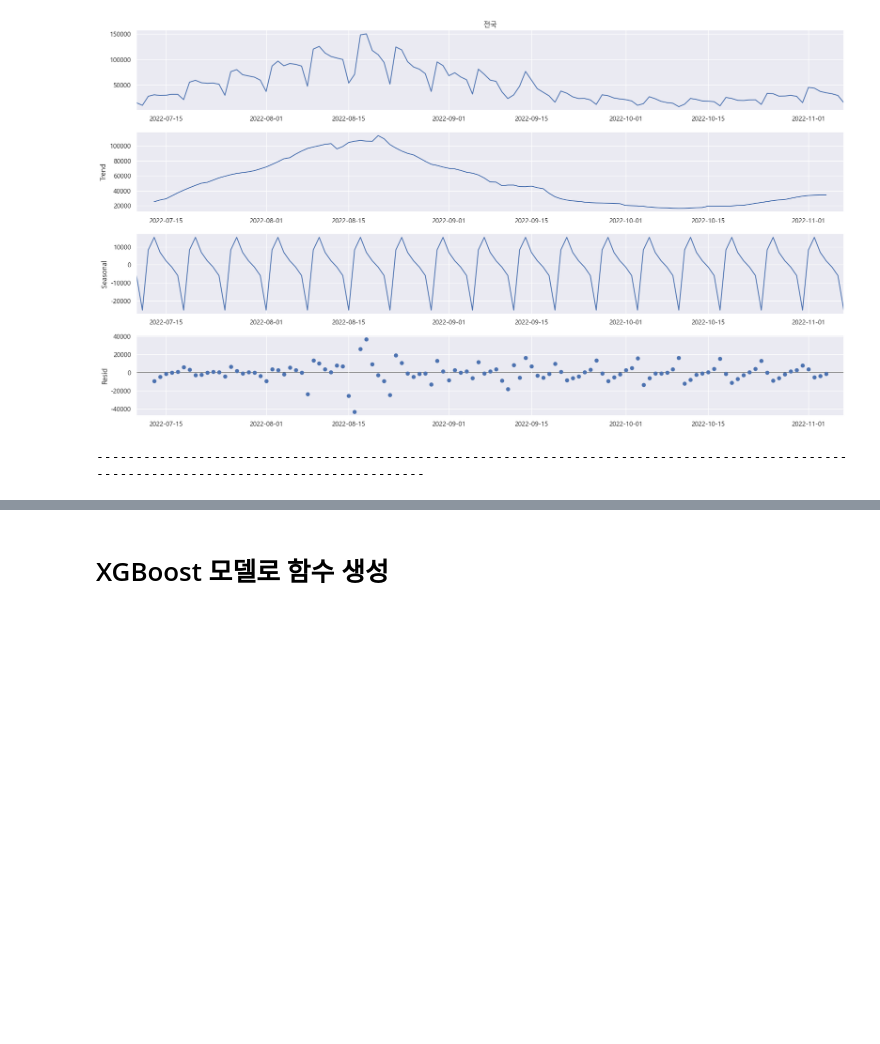
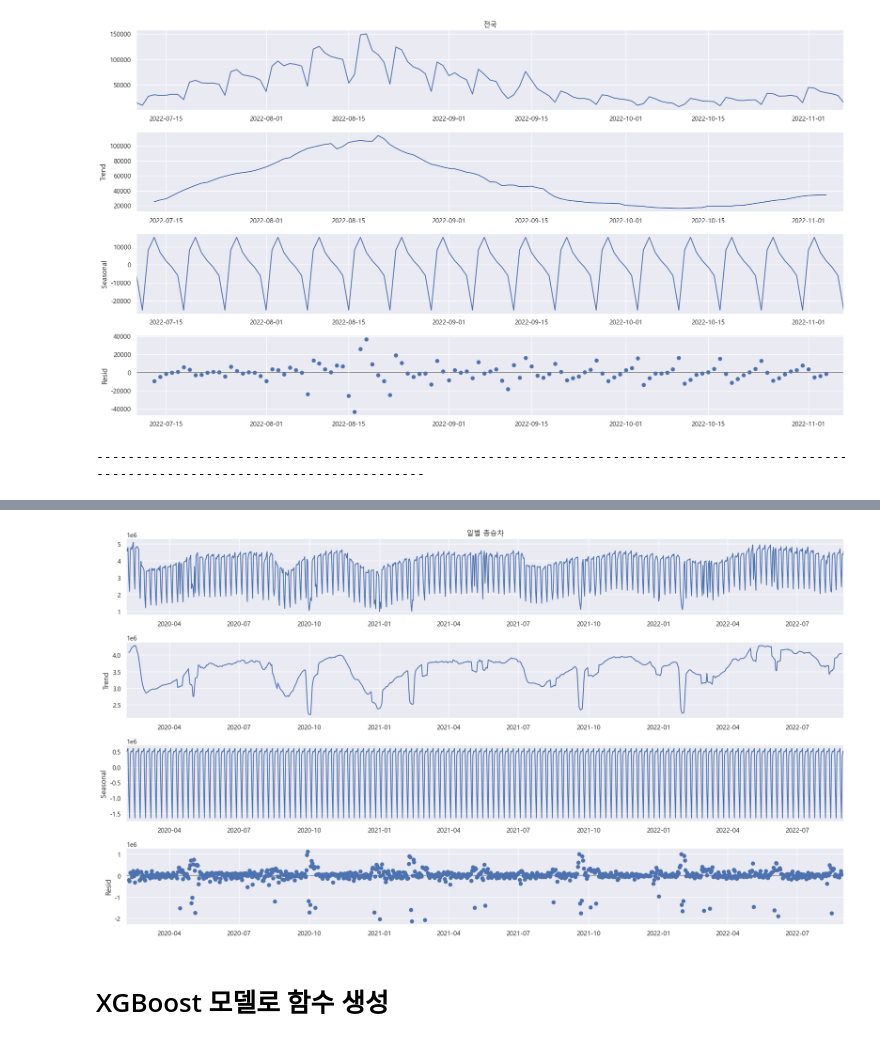
Before and after one commit to L2egg/L2egg, a Jupyter notebook: 결과.ipynb, the cells around one changed output, grey strips where cells are left out. Drawn from its saved outputs; the diff is of its cells as text; code cells hidden in the pictures; blank space fills up the shorter version.

```diff
--- a/결과.ipynb
+++ b/결과.ipynb
@@ -90,3 +79,15 @@ get_trend('일별 총승차')
+# %%
+df_trend = dataset_total[dataset_total['date'] <= '2022-08-31']
+df_pivot = pd.pivot_table(data=df_trend, index='date', values='일별 총승차', aggfunc='mean')
+df_y = df_pivot['일별 총승차'].resample('1D').mean()
+
+# 시계열 모델 생성
+model_seires = tsa.seasonal_decompose(df_y, model='additive')
+# 모델 시각화
+fig = model_seires.plot()
+plt.show()
+# %% [output]
+[figure, added]
 # %%
 import os
 import datetime
```
Also changed, not shown: parts of 4 cells of this notebook.
